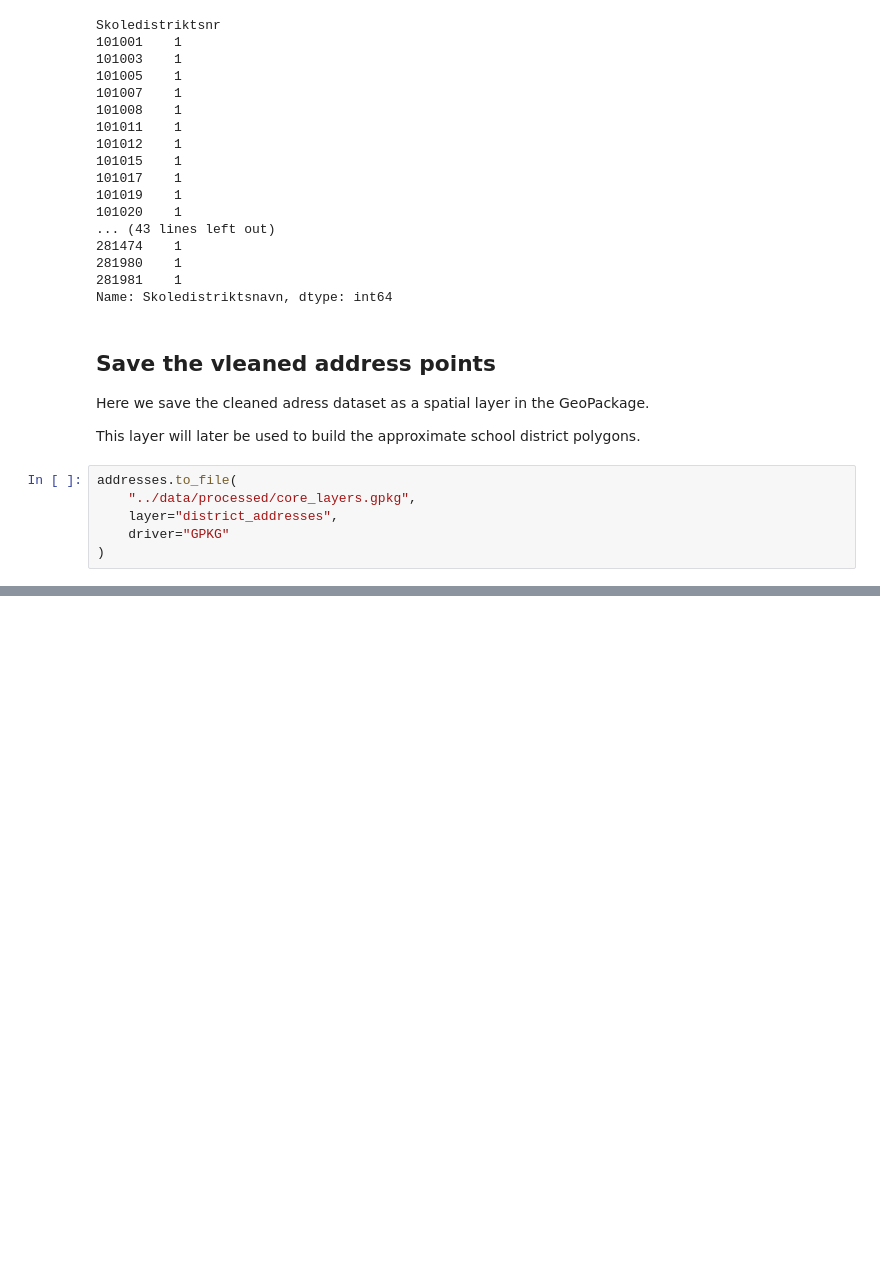
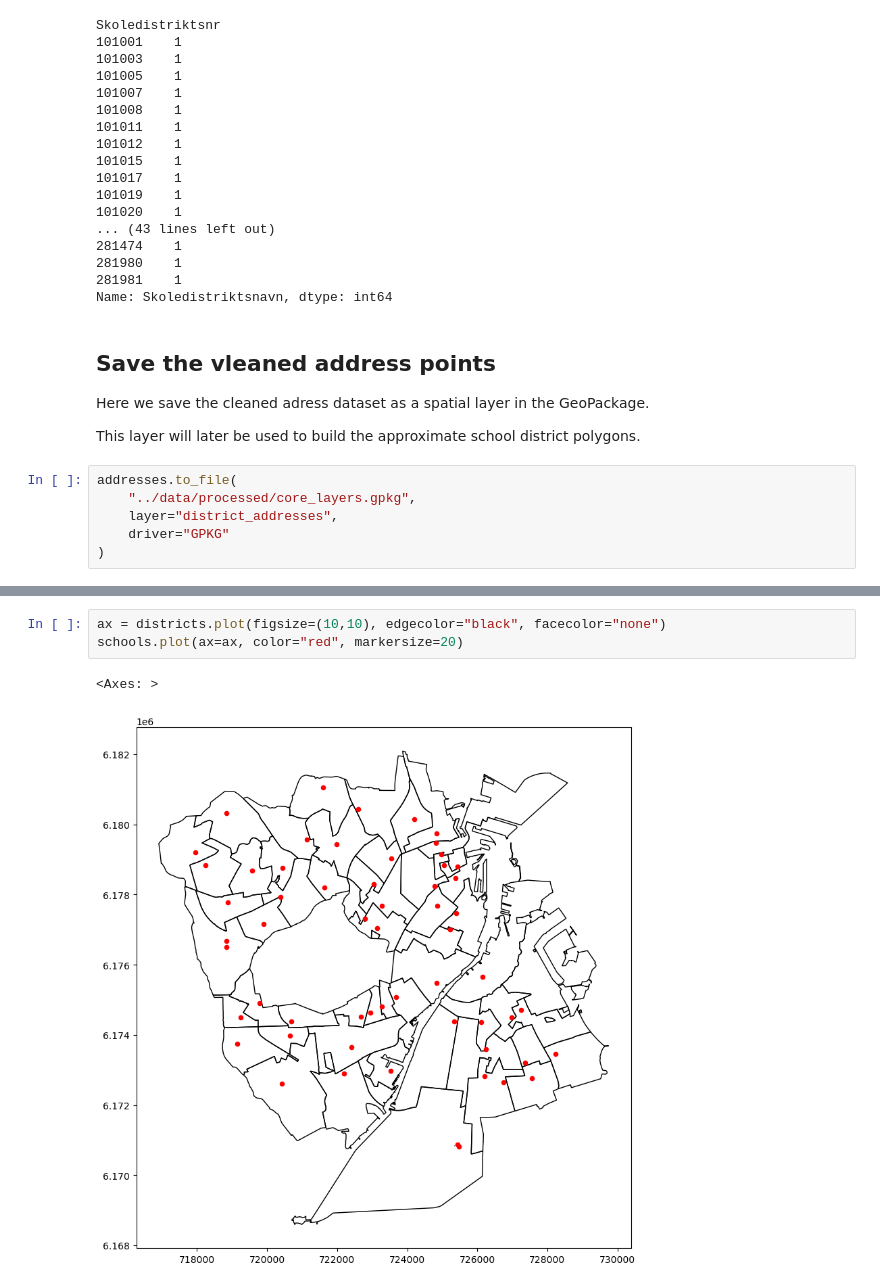
Before and after one commit to peterkriegel/safe-bike-paths-to-school-cph, a Jupyter notebook: notebooks/01_prepare_datasets.ipynb, the cells around one changed output, grey strips where cells are left out. Cells and saved outputs as stored; diff of their text form; blank space fills up the shorter version.

```diff
--- a/notebooks/01_prepare_datasets.ipynb
+++ b/notebooks/01_prepare_datasets.ipynb
@@ -395,0 +445,6 @@ addresses.to_file(
+# %%
+ax = districts.plot(figsize=(10,10), edgecolor="black", facecolor="none")
+schools.plot(ax=ax, color="red", markersize=20)
+# %% [output]
+<Axes: >
+[figure, added]
```
Also changed, not shown: parts of 23 cells of this notebook, 1 other file.
